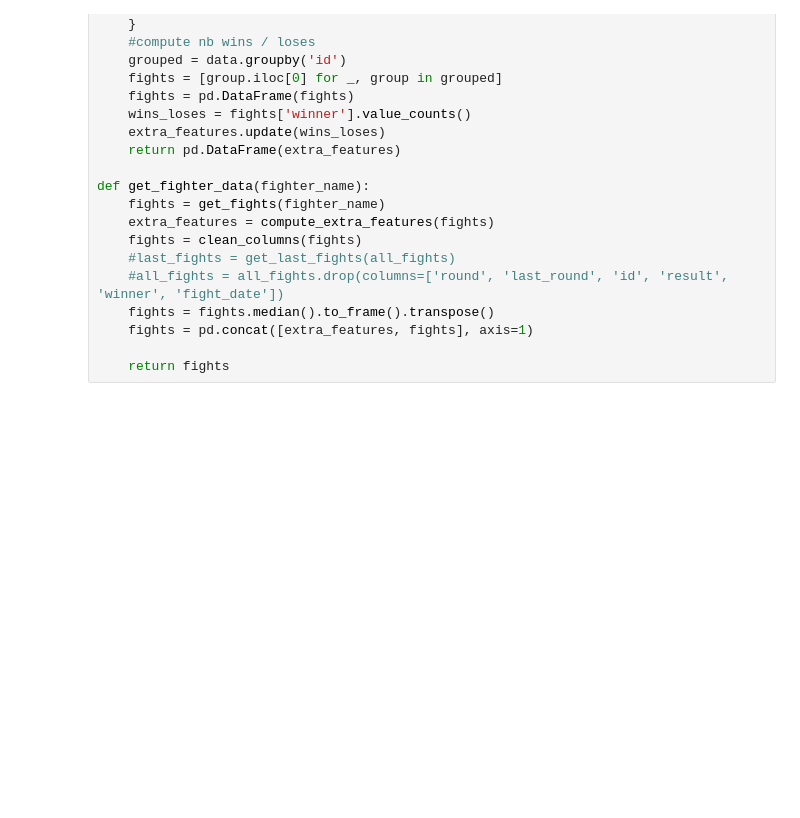
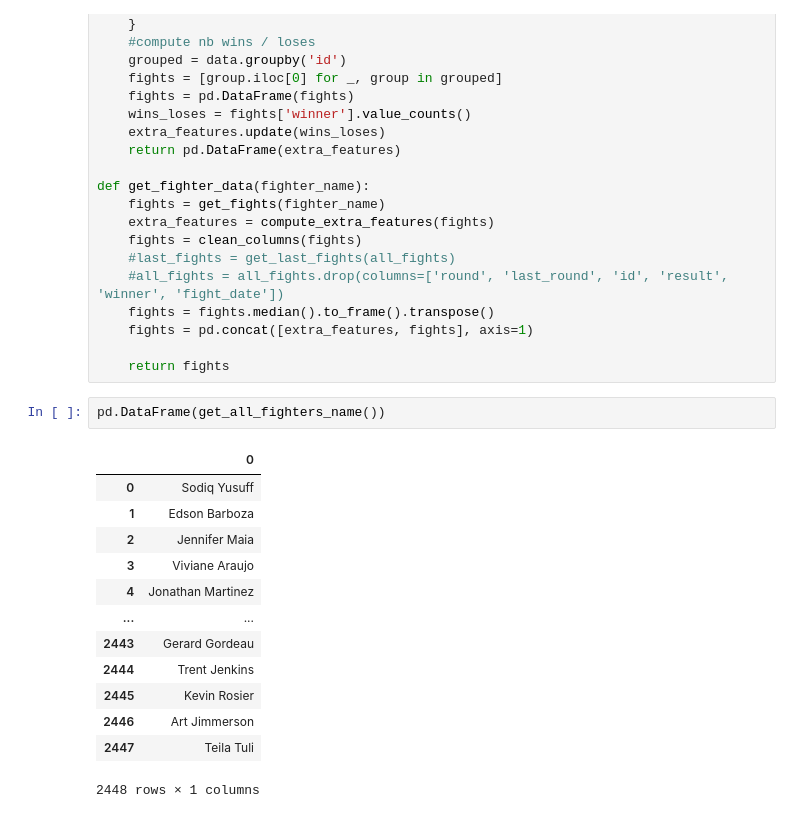
Before and after one commit to HugoGaquere/MMA-prediction, a Jupyter notebook: xgboost_training.ipynb, the cells around one changed output. Drawn from its saved outputs; the diff is of its cells as text; blank space fills up the shorter version.

```diff
--- a/xgboost_training.ipynb
+++ b/xgboost_training.ipynb
@@ -168,6 +172,22 @@ def get_fighter_data(fighter_name):
     fights = pd.concat([extra_features, fights], axis=1)
 
     return fights
+# %%
+pd.DataFrame(get_all_fighters_name())
+# %% [output]
+|  | 0 |
+| 0 | Sodiq Yusuff |
+| 1 | Edson Barboza |
+| 2 | Jennifer Maia |
+| 3 | Viviane Araujo |
+| 4 | Jonathan Martinez |
+| ... | ... |
+| 2443 | Gerard Gordeau |
+| 2444 | Trent Jenkins |
+| 2445 | Kevin Rosier |
+| 2446 | Art Jimmerson |
+| 2447 | Teila Tuli |
+2448 rows × 1 columns
 # %%
 def predict_fight(fighter_1, fighter_2):
     data_1 = get_fighter_data(fighter_1)
```
Also changed, not shown: parts of 3 cells of this notebook, 1 other file.
